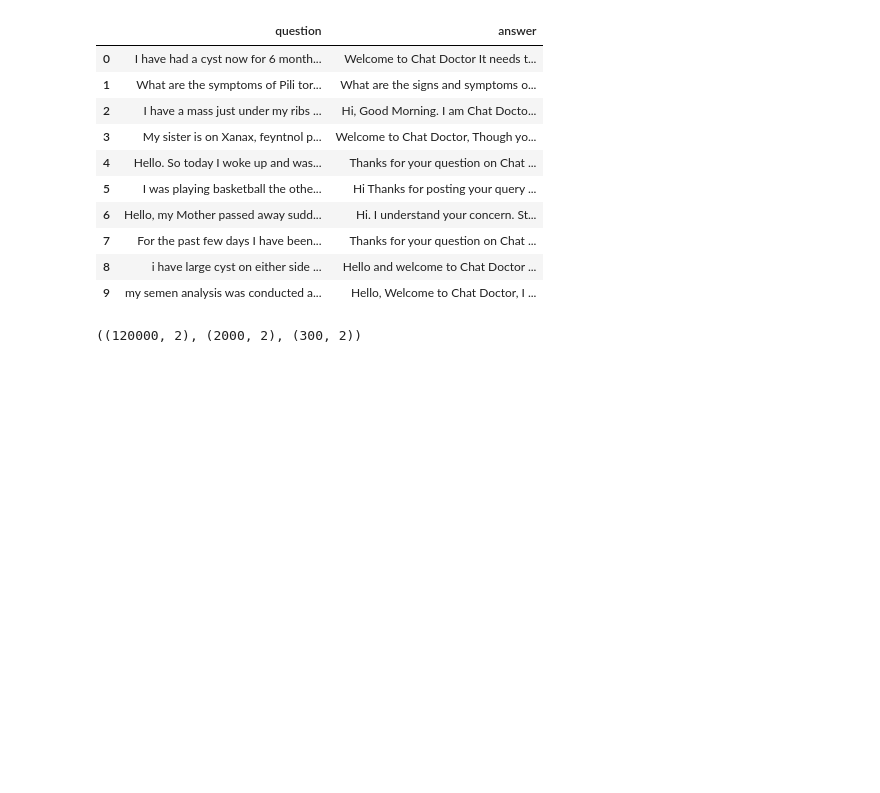
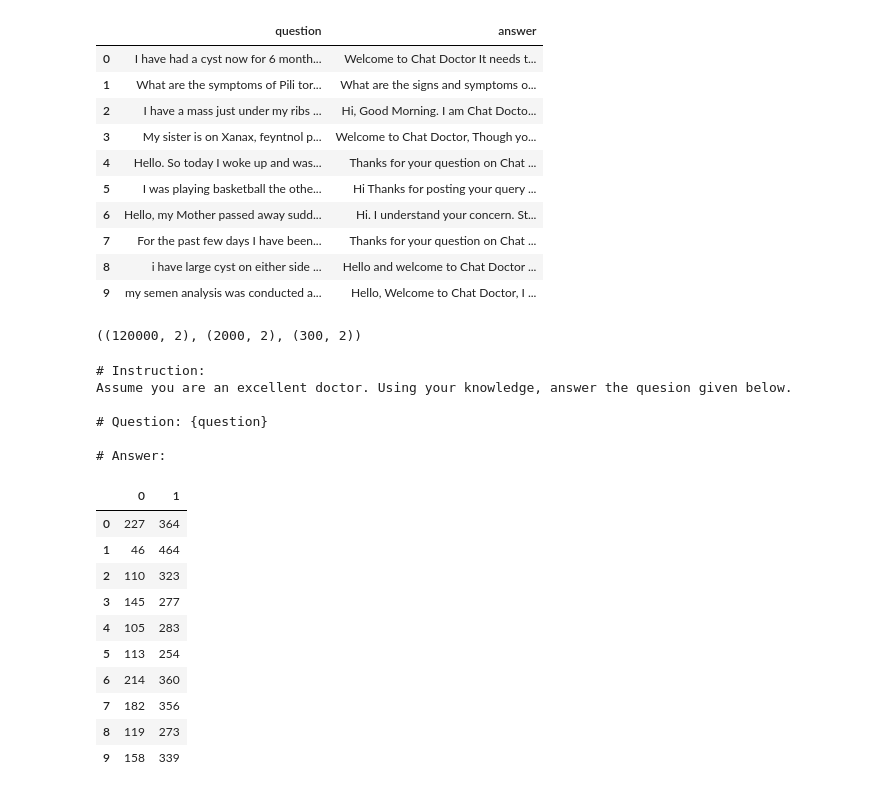
Before and after one commit to hasindu-madushan/llm-finetune-for-medical-chat, a Jupyter notebook: q_and_a_data_prep.ipynb, the cells around one changed output. Saved outputs shown, nothing was run; the diff lists cells and outputs as text; code cells hidden in the pictures; blank space fills up the shorter version.

```diff
--- a/q_and_a_data_prep.ipynb
+++ b/q_and_a_data_prep.ipynb
@@ -195,0 +200,39 @@ val_df.to_csv(qna_data_path + "val.csv", index=False)
+# %%
+prompt_template = """
+# Instruction:
+Assume you are an excellent doctor. Using your knowledge, answer the quesion given below.
+
+# Question: {question}
+
+# Answer: """
+prompt_template = prompt_template.strip()
+print(prompt_template)
+# %% [output]
+# Instruction:
+Assume you are an excellent doctor. Using your knowledge, answer the quesion given below.
+
+# Question: {question}
+
+# Answer:
+# %%
+def calculate_token_counts(example):
+    prompt = prompt_template.format(question=example['question'])
+    answer = example["answer"] + tokenizer.eos_token
+
+    # Tokenize prompt to get its length
+    prompt_tokens = tokenizer(
+        prompt,
+        truncation=False
+    )
+
+    prompt_len = len(prompt_tokens["input_ids"])
+
+    # Tokenize full sequence once
+    tokenized = tokenizer(
+        prompt,
+        answer,
+        truncation=False
+    )
+
+    full_len = len(tokenized["input_ids"])
+    return pd.Series([prompt_len, full_len])
@@ -195,0 +245,14 @@ val_df.to_csv(qna_data_path + "val.csv", index=False)
+# %%
+qna_df.iloc[:10, :].apply(calculate_token_counts, axis=1)
+# %% [output]
+|  | 0 | 1 |
+| 0 | 227 | 364 |
+| 1 | 46 | 464 |
+| 2 | 110 | 323 |
+| 3 | 145 | 277 |
+| 4 | 105 | 283 |
+| 5 | 113 | 254 |
+| 6 | 214 | 360 |
+| 7 | 182 | 356 |
+| 8 | 119 | 273 |
+| 9 | 158 | 339 |
```
Also changed, not shown: parts of 15 cells of this notebook, 5 other files.
